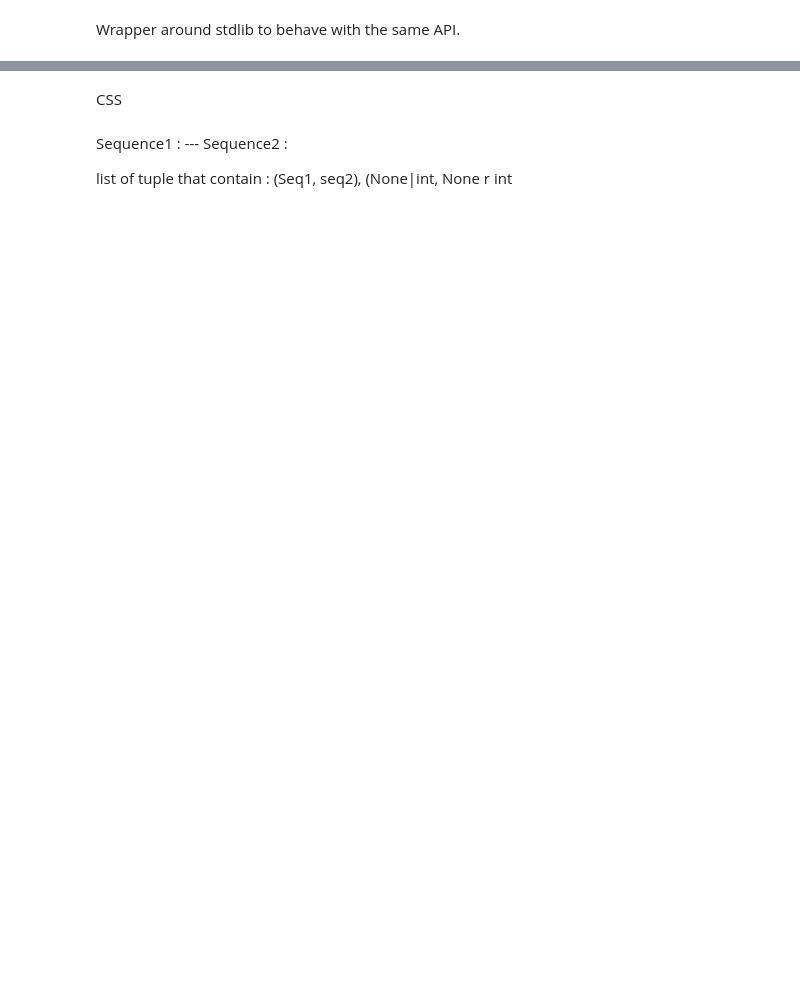
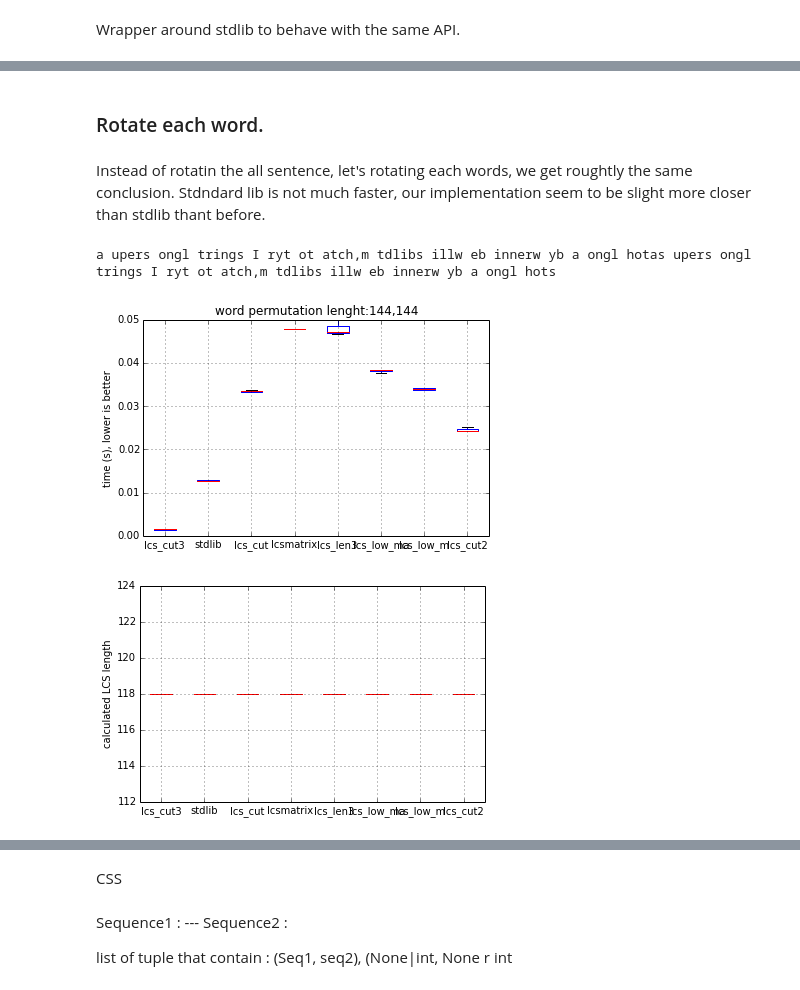
Before and after one commit to Carreau/difflib2.py, a Jupyter notebook: examples/difflib2.ipynb, the cells around one changed output, grey strips where cells are left out. Cells and saved outputs as stored; diff of their text form; code cells hidden in the pictures; blank space fills up the shorter version.

```diff
--- a/examples/difflib2.ipynb
+++ b/examples/difflib2.ipynb
@@ -259,0 +534,14 @@ plot(xx)
+# %% [markdown]
+### Rotate each word.
+# %% [markdown]
+Instead of rotatin the all sentence, let's rotating each words, we get roughtly the same conclusion. Stdndard lib is not much faster, our implementation seem to be slight more closer than stdlib thant before.
+# %%
+s2 = ' '.join(map(lambda x: (x[1::]+x[0] if len(x)>1 else x),s1.split(' ')))
+case3b = (s1,s2,'word permutation')
+print(s2)
+
+test_case(case3b,3,3)
+# %% [output]
+a upers ongl trings I ryt ot atch,m tdlibs illw eb innerw yb a ongl hotas upers ongl trings I ryt ot atch,m tdlibs illw eb innerw yb a ongl hots
+[figure, added]
+[figure, added]
```
Also changed, not shown: parts of 59 cells of this notebook.
